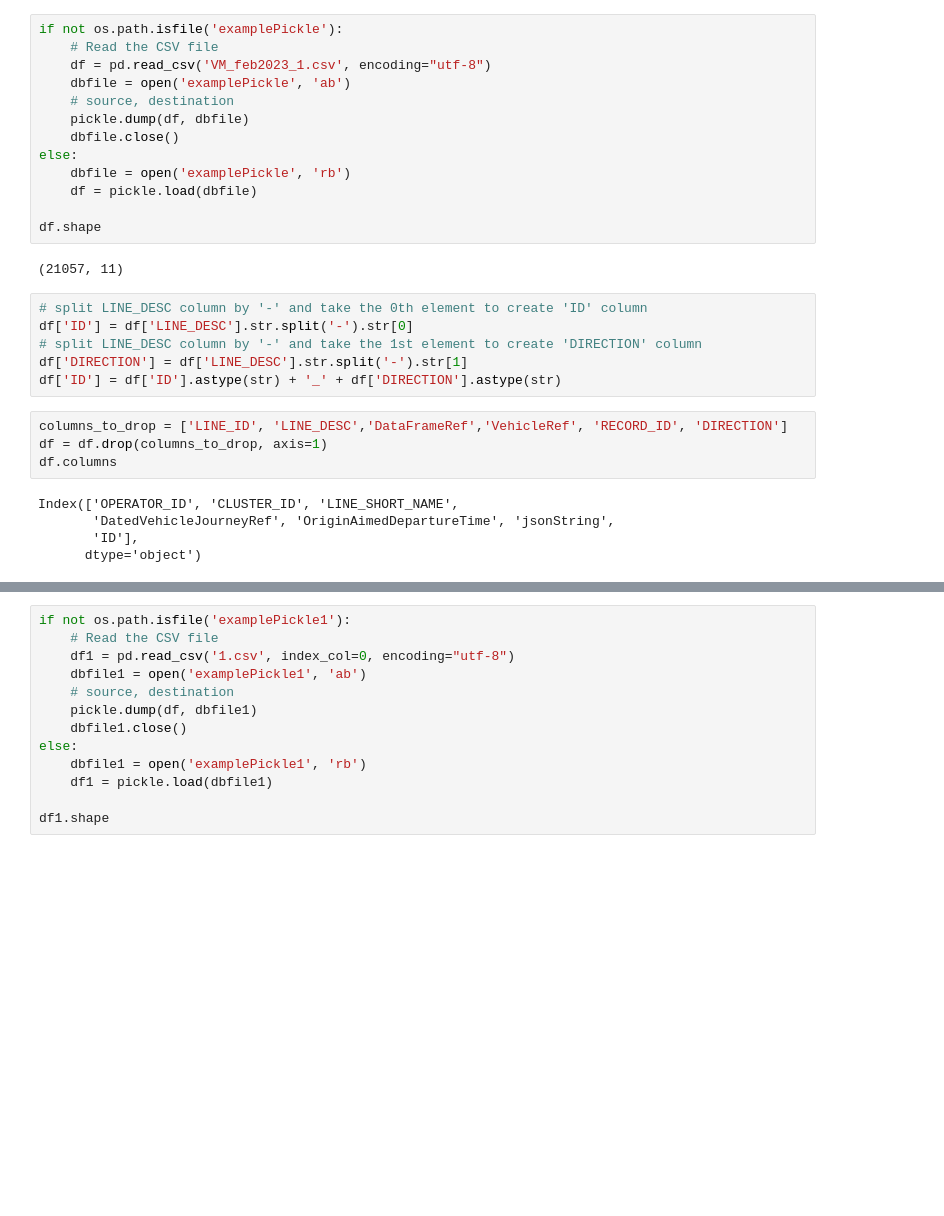
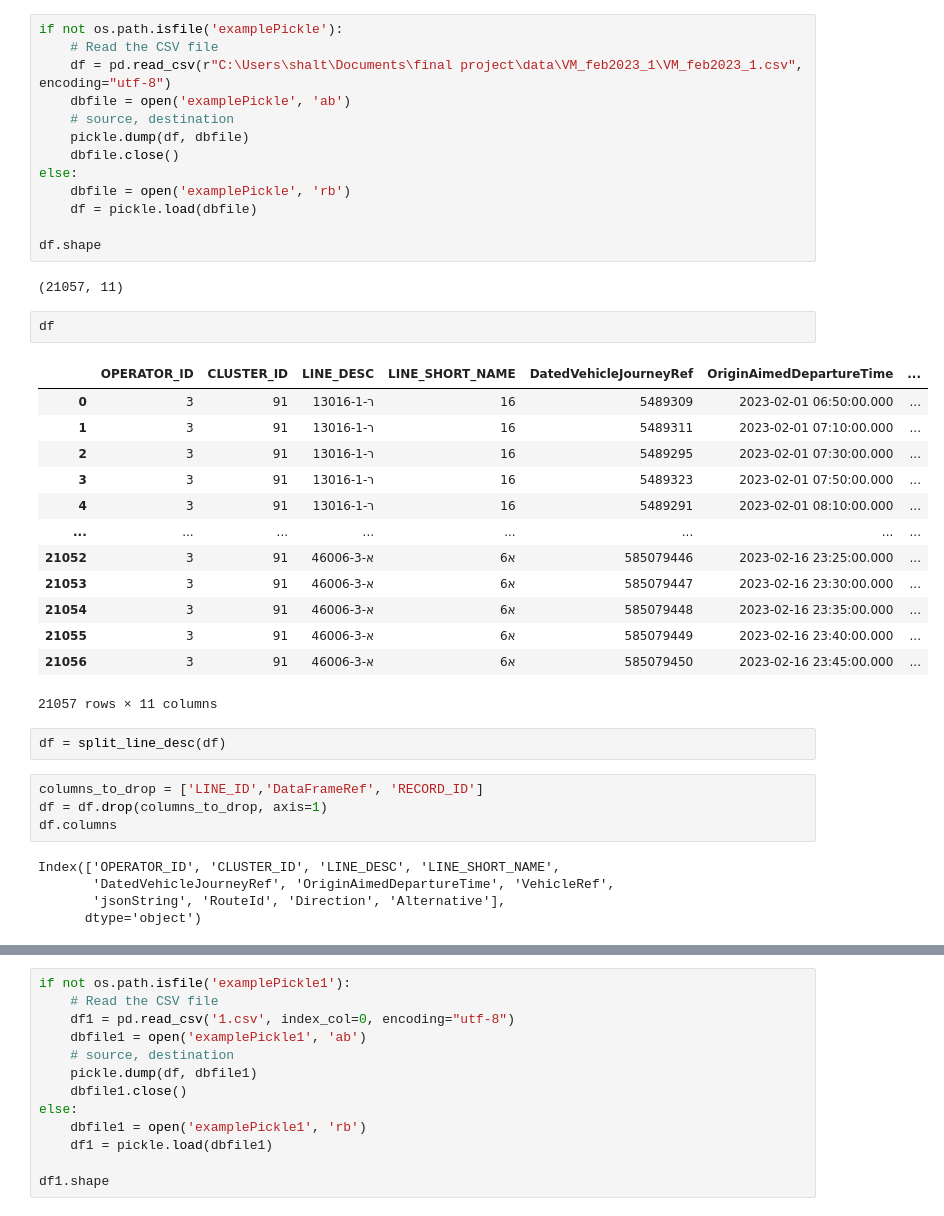
Before and after one commit to haim-fisher-s/Bus-Tracker, a Jupyter notebook: data/parsing_scripts/parse_vm.ipynb, the cells around one changed output, grey strips where cells are left out. Cells and saved outputs as stored; diff of their text form; blank space fills up the shorter version.

Commit message:
fixing line_desc and assertion

```diff
--- a/data/parsing_scripts/parse_vm.ipynb
+++ b/data/parsing_scripts/parse_vm.ipynb
@@ -8,7 +77,7 @@ import pandas as pd
 # %%
 if not os.path.isfile('examplePickle'):
     # Read the CSV file
-    df = pd.read_csv('VM_feb2023_1.csv', encoding="utf-8")
+    df = pd.read_csv(r"C:\Users\shalt\Documents\final project\data\VM_feb2023_1\VM_feb2023_1.csv", encoding="utf-8")
     dbfile = open('examplePickle', 'ab')
     # source, destination
     pickle.dump(df, dbfile)
@@ -20,18 +89,30 @@ else:
 df.shape
 # %% [output]
 (21057, 11)
-# %%
-# split LINE_DESC column by '-' and take the 0th element to create 'ID' column
-df['ID'] = df['LINE_DESC'].str.split('-').str[0]
-# split LINE_DESC column by '-' and take the 1st element to create 'DIRECTION' column
-df['DIRECTION'] = df['LINE_DESC'].str.split('-').str[1]
-df['ID'] = df['ID'].astype(str) + '_' + df['DIRECTION'].astype(str)
+# %%
+df
+# %% [output]
+|  | OPERATOR_ID | CLUSTER_ID | LINE_DESC | LINE_SHORT_NAME | DatedVehicleJourneyRef | OriginAimedDepartureTime | ... |
+| 0 | 3 | 91 | 13016-1-ר | 16 | 5489309 | 2023-02-01 06:50:00.000 | ... |
+| 1 | 3 | 91 | 13016-1-ר | 16 | 5489311 | 2023-02-01 07:10:00.000 | ... |
+| 2 | 3 | 91 | 13016-1-ר | 16 | 5489295 | 2023-02-01 07:30:00.000 | ... |
+| 3 | 3 | 91 | 13016-1-ר | 16 | 5489323 | 2023-02-01 07:50:00.000 | ... |
+| 4 | 3 | 91 | 13016-1-ר | 16 | 5489291 | 2023-02-01 08:10:00.000 | ... |
+| ... | ... | ... | ... | ... | ... | ... | ... |
+| 21052 | 3 | 91 | 46006-3-א | 6א | 585079446 | 2023-02-16 23:25:00.000 | ... |
+| 21053 | 3 | 91 | 46006-3-א | 6א | 585079447 | 2023-02-16 23:30:00.000 | ... |
+| 21054 | 3 | 91 | 46006-3-א | 6א | 585079448 | 2023-02-16 23:35:00.000 | ... |
+| 21055 | 3 | 91 | 46006-3-א | 6א | 585079449 | 2023-02-16 23:40:00.000 | ... |
+| 21056 | 3 | 91 | 46006-3-א | 6א | 585079450 | 2023-02-16 23:45:00.000 | ... |
+21057 rows × 11 columns
+# %%
+df = split_line_desc(df)
 # %%
-columns_to_drop = ['LINE_ID', 'LINE_DESC','DataFrameRef','VehicleRef', 'RECORD_ID', 'DIRECTION']
+columns_to_drop = ['LINE_ID','DataFrameRef', 'RECORD_ID']
 df = df.drop(columns_to_drop, axis=1)
 df.columns
 # %% [output]
-Index(['OPERATOR_ID', 'CLUSTER_ID', 'LINE_SHORT_NAME',
-       'DatedVehicleJourneyRef', 'OriginAimedDepartureTime', 'jsonString',
-       'ID'],
+Index(['OPERATOR_ID', 'CLUSTER_ID', 'LINE_DESC', 'LINE_SHORT_NAME',
+       'DatedVehicleJourneyRef', 'OriginAimedDepartureTime', 'VehicleRef',
+       'jsonString', 'RouteId', 'Direction', 'Alternative'],
       dtype='object')
```
Also changed, not shown: parts of 12 cells of this notebook.
